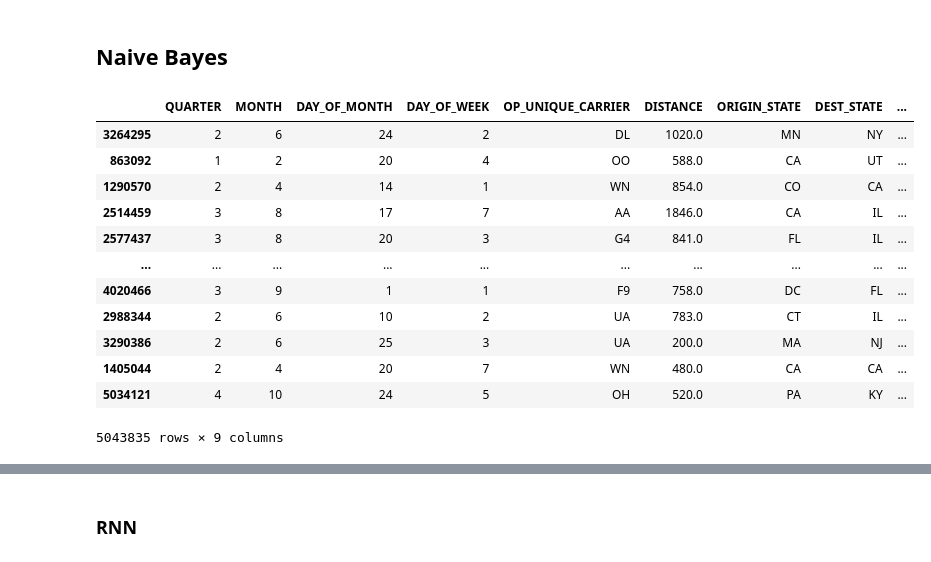
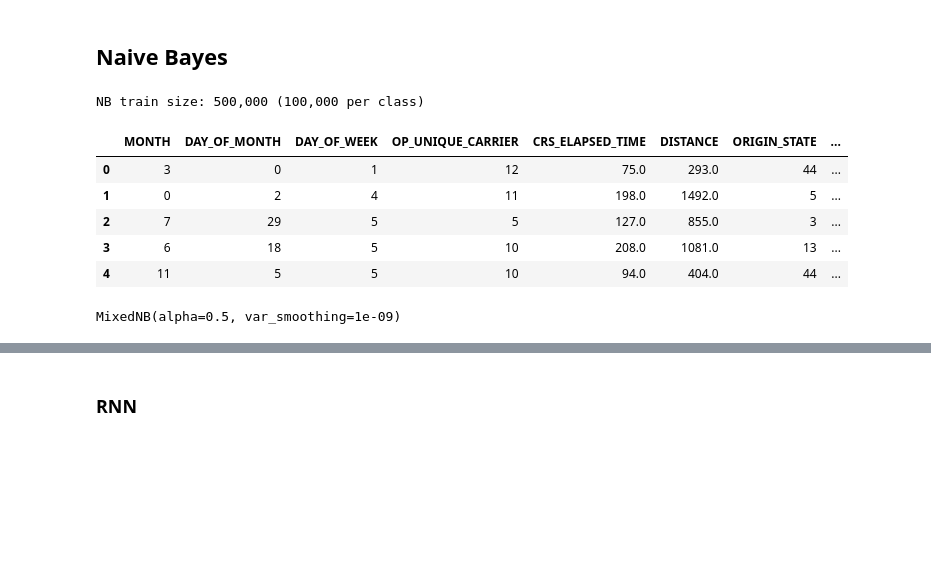
Before and after one commit to dennisous/STT811-Project, a Jupyter notebook: model_analysis.ipynb, the cells around one changed output, grey strips where cells are left out. Saved outputs shown, nothing was run; the diff lists cells and outputs as text; code cells hidden in the pictures; blank space fills up the shorter version.

```diff
--- a/model_analysis.ipynb
+++ b/model_analysis.ipynb
@@ -418,46 +408,55 @@ X_train, X_test, y_train, y_test = train_test_split(
 )
 # %%
-encoder = OrdinalEncoder(dtype=int)
-cat_cols = [col for col in X.columns if col != "DISTANCE"]
-encoder.fit(X[cat_cols])
+from sklearn.preprocessing import OrdinalEncoder
 
-X_train, X_test, y_train, y_test = train_test_split(X, y, test_size=0.2, random_state=42, stratify=y)
+# MixedNB needs truly continuous cols treated as numeric, not categorical
+NUMERIC_COLS = {"DISTANCE", "CRS_ELAPSED_TIME", "PREV_FLIGHT_DELAY"}
 
-min_count = y_train.value_counts().min()
-X_train_bal = X_train.groupby(y_train).apply(lambda x: x.sample(min_count, random_state=42)).reset_index(drop=True)
-y_train_bal = y_train.groupby(y_train).apply(lambda x: x.sample(min_count, random_state=42)).reset_index(drop=True)
+encoder = OrdinalEncoder(dtype=int, handle_unknown="use_encoded_value", unknown_value=-1)
+cat_cols = [col for col in X_nb.columns if col not in NUMERIC_COLS]
+encoder.fit(X_nb[cat_cols])
 
-def pipeline(data, encoder):
-    cat_cols_idx = [i for i, col in enumerate(data.columns) if col != "DISTANCE"]
+# Balanced 500k sample (100k per class) — matches sample size used by LR/RF/XGBoost
+PER_CLASS = 100_000
+min_count = min(y_train_nb.value_counts().min(), PER_CLASS)
+X_train_bal = (
+    X_train_nb.groupby(y_train_nb, group_keys=False)
+    .apply(lambda x: x.sample(min_count, random_state=42))
+    .reset_index(drop=True)
+)
+y_train_bal = (
+    y_train_nb.groupby(y_train_nb, group_keys=False)
+    .apply(lambda x: x.sample(min_count, random_state=42))
+    .reset_index(drop=True)
+)
+
+def nb_pipeline(data, encoder):
+    data = data.copy()
+    cat_cols_idx = [i for i, col in enumerate(data.columns) if col not in NUMERIC_COLS]
     data.iloc[:, cat_cols_idx] = encoder.transform(data.iloc[:, cat_cols_idx])
-    data = data.apply(pd.to_numeric)
-    return data
+    return data.apply(pd.to_numeric)
 
-X_train_bal = pipeline(X_train_bal, encoder)
-X_test = pipeline(X_test, encoder)
+X_train_bal = nb_pipeline(X_train_bal, encoder)
+X_test_nb   = nb_pipeline(X_test_nb, encoder)
+print(f"NB train size: {len(X_train_bal):,} ({min_count:,} per class)")
+# %% [output]
+NB train size: 500,000 (100,000 per class)
 # %%
-X_train
+X_train_bal.head()
 # %% [output]
-|  | QUARTER | MONTH | DAY_OF_MONTH | DAY_OF_WEEK | OP_UNIQUE_CARRIER | DISTANCE | ORIGIN_STATE | DEST_STATE | ... |
-| 3264295 | 2 | 6 | 24 | 2 | DL | 1020.0 | MN | NY | ... |
-| 863092 | 1 | 2 | 20 | 4 | OO | 588.0 | CA | UT | ... |
-| 1290570 | 2 | 4 | 14 | 1 | WN | 854.0 | CO | CA | ... |
-| 2514459 | 3 | 8 | 17 | 7 | AA | 1846.0 | CA | IL | ... |
-| 2577437 | 3 | 8 | 20 | 3 | G4 | 841.0 | FL | IL | ... |
-| ... | ... | ... | ... | ... | ... | ... | ... | ... | ... |
-| 4020466 | 3 | 9 | 1 | 1 | F9 | 758.0 | DC | FL | ... |
-| 2988344 | 2 | 6 | 10 | 2 | UA | 783.0 | CT | IL | ... |
-| 3290386 | 2 | 6 | 25 | 3 | UA | 200.0 | MA | NJ | ... |
-| 1405044 | 2 | 4 | 20 | 7 | WN | 480.0 | CA | CA | ... |
-| 5034121 | 4 | 10 | 24 | 5 | OH | 520.0 | PA | KY | ... |
+|  | MONTH | DAY_OF_MONTH | DAY_OF_WEEK | OP_UNIQUE_CARRIER | CRS_ELAPSED_TIME | DISTANCE | ORIGIN_STATE | ... |
+| 0 | 3 | 0 | 1 | 12 | 75.0 | 293.0 | 44 | ... |
+| 1 | 0 | 2 | 4 | 11 | 198.0 | 1492.0 | 5 | ... |
+| 2 | 7 | 29 | 5 | 5 | 127.0 | 855.0 | 3 | ... |
+| 3 | 6 | 18 | 5 | 10 | 208.0 | 1081.0 | 13 | ... |
+| 4 | 11 | 5 | 5 | 10 | 94.0 | 404.0 | 44 | ... |
-5043835 rows × 9 columns
 # %%
 from mixed_naive_bayes import MixedNB
 
-cat_cols_idx = [i for i, col in enumerate(X_train.columns) if col != "DISTANCE"]
+cat_cols_idx = [i for i, col in enumerate(X_train_bal.columns) if col not in NUMERIC_COLS]
 
-nb_clf = MixedNB(categorical_features= cat_cols_idx)
-
+nb_clf = MixedNB(categorical_features=cat_cols_idx)
 nb_clf.fit(X_train_bal, y_train_bal)
-predictions = nb_clf.predict(X_test)
+# %% [output]
+MixedNB(alpha=0.5, var_smoothing=1e-09)
 # %%
```
Also changed, not shown: parts of 22 cells of this notebook.
